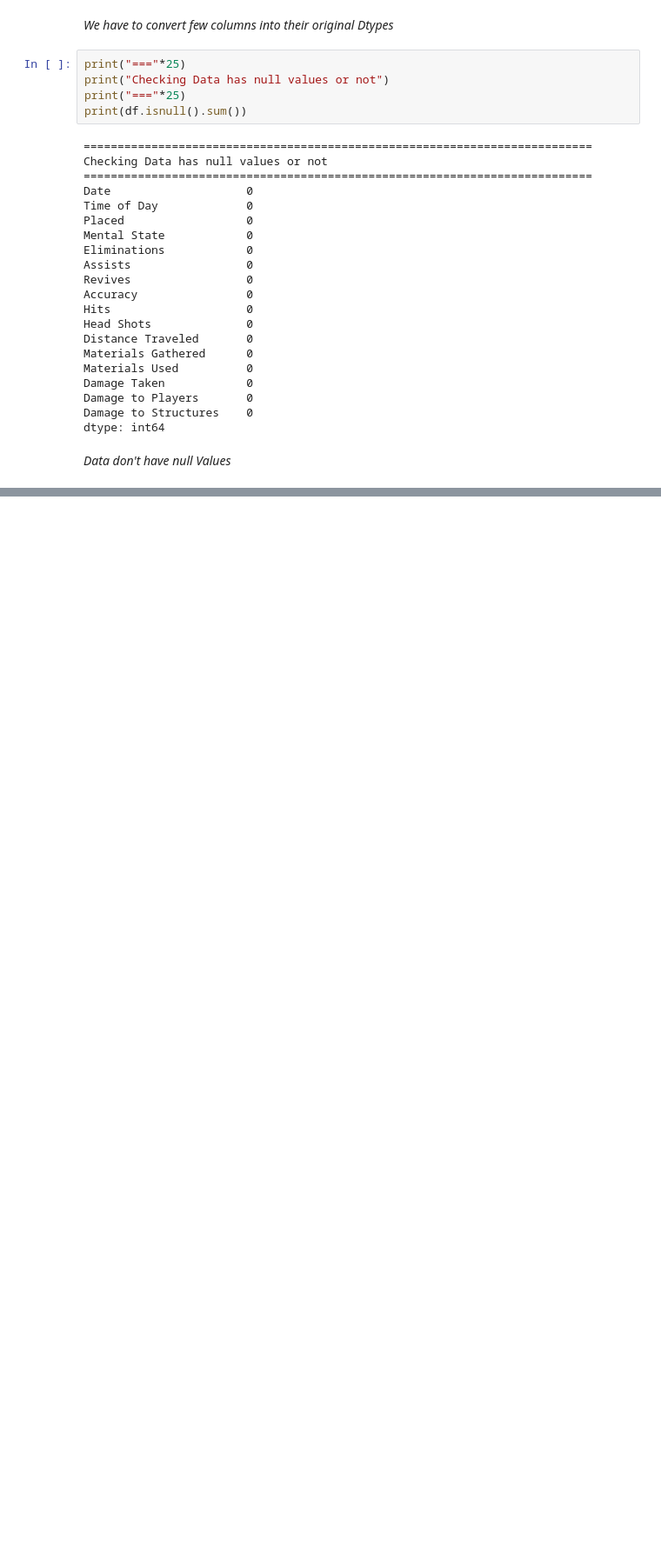
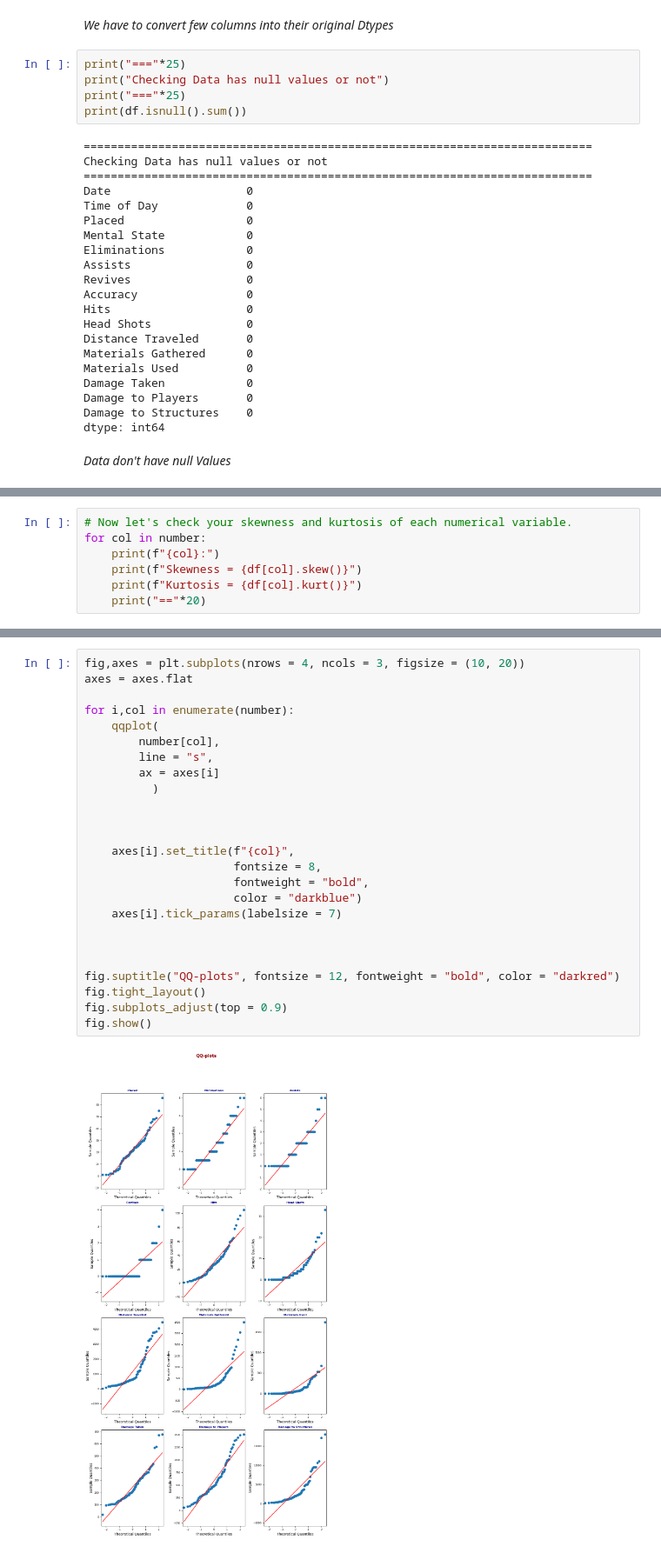
Before and after one commit to aakashsyadav1999/Fortnite-Statistic, a Jupyter notebook: fortnite.ipynb, the cells around one changed output, grey strips where cells are left out. Shown at 87% size. Cells and saved outputs as stored; diff of their text form; blank space fills up the shorter version.

```diff
--- a/fortnite.ipynb
+++ b/fortnite.ipynb
@@ -111,0 +190,7 @@ dtype: int64
+# %%
+# Now let's check your skewness and kurtosis of each numerical variable.
+for col in number:
+    print(f"{col}:")
+    print(f"Skewness = {df[col].skew()}")
+    print(f"Kurtosis = {df[col].kurt()}")
+    print("=="*20)
@@ -111,0 +217,27 @@ dtype: int64
+# %%
+fig,axes = plt.subplots(nrows = 4, ncols = 3, figsize = (10, 20))
+axes = axes.flat
+
+for i,col in enumerate(number):
+    qqplot(
+        number[col],
+        line = "s",
+        ax = axes[i]
+          )
+
+
+
+    axes[i].set_title(f"{col}",
+                      fontsize = 8,
+                      fontweight = "bold",
+                      color = "darkblue")
+    axes[i].tick_params(labelsize = 7)
+
+
+
+fig.suptitle("QQ-plots", fontsize = 12, fontweight = "bold", color = "darkred")
+fig.tight_layout()
+fig.subplots_adjust(top = 0.9)
+fig.show()
+# %% [output]
+[figure, added]
```
Also changed, not shown: parts of 21 cells of this notebook.
